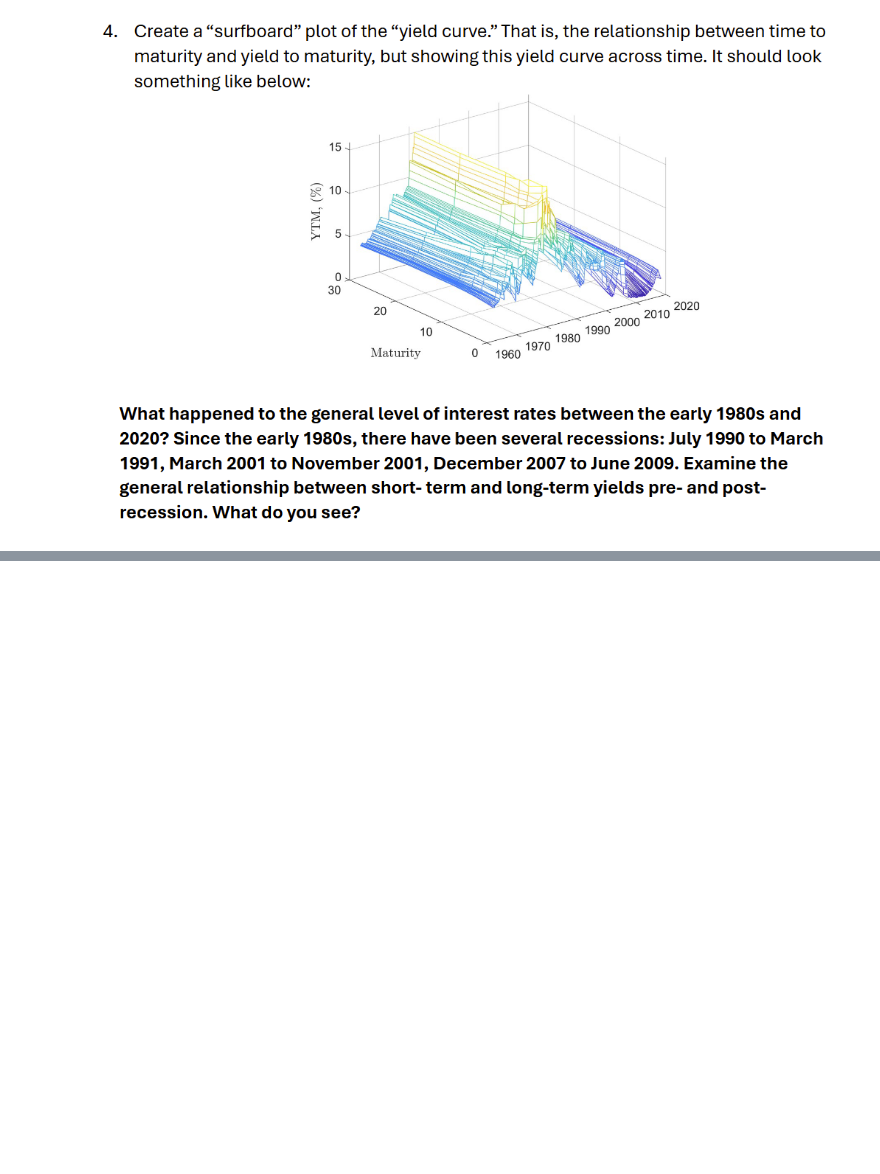
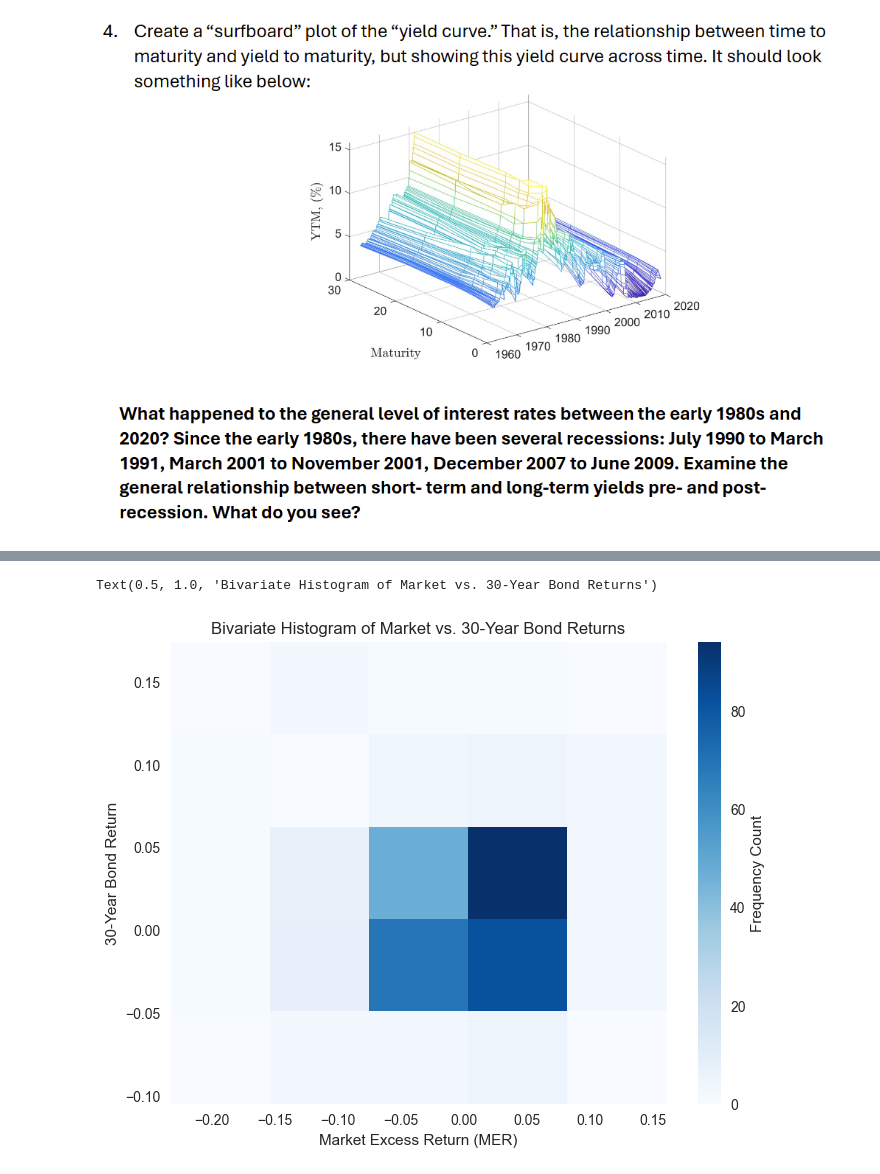
Before and after one commit to rohilahuja3/MSF_Econometric_Lab, a Jupyter notebook: Week4/Week4.ipynb, the cells around one changed output, grey strips where cells are left out. Cells and saved outputs as stored; diff of their text form; code cells hidden in the pictures; blank space fills up the shorter version.

```diff
--- a/Week4/Week4.ipynb
+++ b/Week4/Week4.ipynb
@@ -775,0 +304,20 @@ KeyError: np.int64(7)
+# %%
+# 1. Select the correct columns for market and bond returns
+market_returns = combined_data["Market Excess (Mkt Return - r_f)"]
+bond_30year_returns = combined_data['ret_7'] # Corrected column name
+
+# 2. Drop rows where EITHER of these two columns has a NaN value
+valid_data = combined_data.dropna(subset=["Market Excess (Mkt Return - r_f)", 'ret_7'])
+market_returns_cleaned = valid_data['Market Excess (Mkt Return - r_f)']
+bond_30year_returns_cleaned = valid_data['ret_7']
+
+# 3. Create the histogram using the CLEANED data
+plt.figure(figsize=(8, 6))
+plt.hist2d(market_returns_cleaned, bond_30year_returns_cleaned, bins=5, cmap='Blues')
+plt.colorbar(label='Frequency Count')
+plt.xlabel('Market Excess Return (MER)')
+plt.ylabel('30-Year Bond Return')
+plt.title('Bivariate Histogram of Market vs. 30-Year Bond Returns')
+# %% [output]
+Text(0.5, 1.0, 'Bivariate Histogram of Market vs. 30-Year Bond Returns')
+[figure, added]
```
Also changed, not shown: parts of 21 cells of this notebook, 7 other files.
